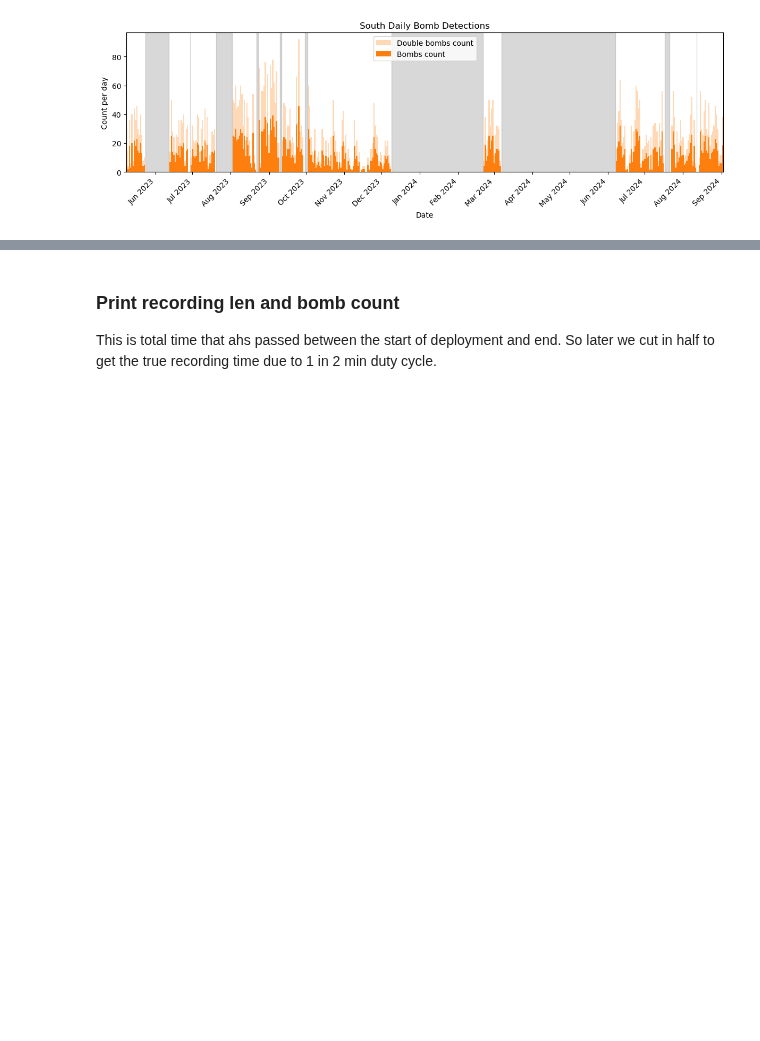
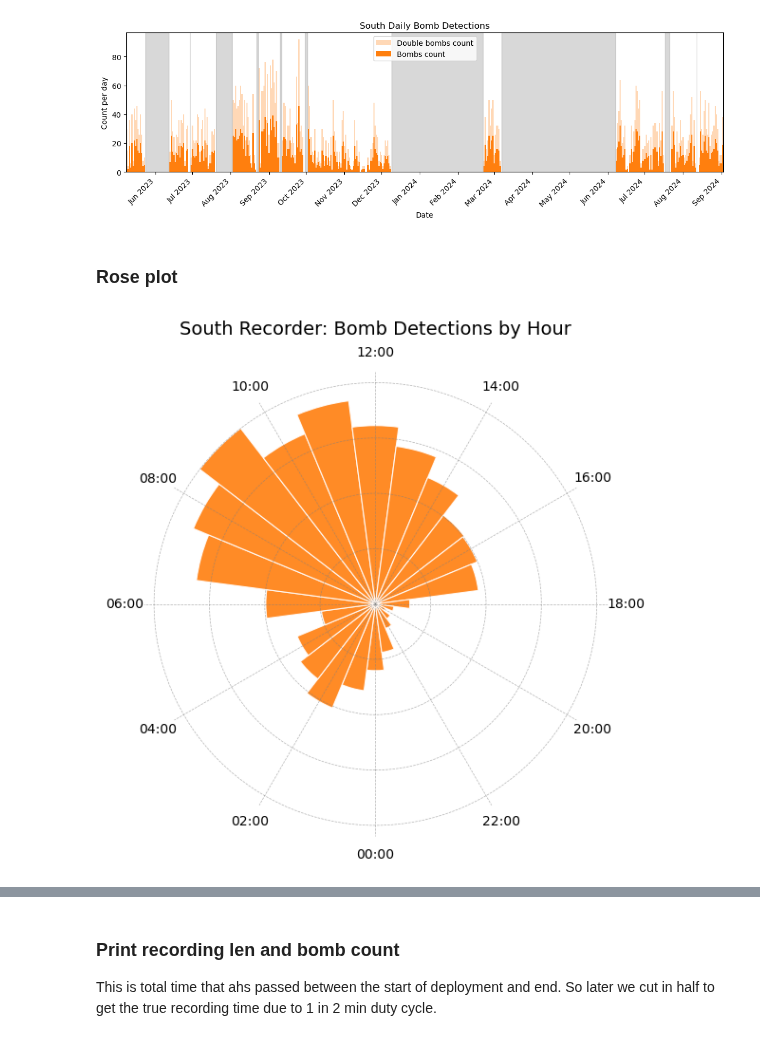
Before and after one commit to BenUCL/Bomb-Fishing, a Jupyter notebook: code/misc/results_plotting.ipynb, the cells around one changed output, grey strips where cells are left out. Drawn from its saved outputs; the diff is of its cells as text; code cells hidden in the pictures; blank space fills up the shorter version.

Commit message:
added rose plot and todo notes

```diff
--- a/code/misc/results_plotting.ipynb
+++ b/code/misc/results_plotting.ipynb
@@ -225,3 +226,77 @@ plt.tight_layout()
 plt.show()
 # %% [output]
 [figure]
+# %% [markdown]
+### Rose plot
+# %%
+# Rose plot: South Recorder bomb detections by hour,
+#   with noon at the top, 2‐hour ticks, and day/night colouring.
+
+import pandas as pd
+import numpy as np
+import matplotlib.pyplot as plt
+from matplotlib.colors import LinearSegmentedColormap
+from math import pi
+
+# Load & filter for true bomb hits
+df = load_data_by_recorder(CSV_FOLDER, "south")
+hits = df[df["bomb_detected"]].copy()
+hits["hour"] = hits["datetime"].dt.hour
+
+# Count detections by hour (0–23)
+hourly_counts = hits.groupby("hour").size().reindex(range(24), fill_value=0)
+radii = hourly_counts.values
+max_r = radii.max()
+
+# sample 24 colours
+colours = plt.rcParams["axes.prop_cycle"].by_key()["color"]
+bar_colour = colours[1]
+
+# Compute angles for each hour
+N = 24
+angles = np.linspace(0, 2*pi, N, endpoint=False)
+width = 2*pi / N
+
+# Plot
+fig, ax = plt.subplots(figsize=(6, 6), subplot_kw={"projection": "polar"})
+
+# Bars
+bars = ax.bar(
+    angles,
+    radii,
+    width=width,
+    bottom=0,
+    color=bar_colour,
+    edgecolor="white",
+    linewidth=0.8,
+    alpha=0.9,
+)
+
+# Aesthetics
+ax.set_theta_zero_location("S")   # 0h (midnight) at bottom → 12h (noon) at top
+ax.set_theta_direction(-1)        # clockwise increases
+
+# tick every 2 hours
+hours = np.arange(0, 24, 2)
+ticks = hours * 2*pi/24
+ax.set_xticks(ticks)
+ax.set_xticklabels([f"{h:02d}:00" for h in hours], fontsize=10)
+
+# lighten grid, remove spine
+ax.grid(color="grey", linestyle="--", linewidth=0.5, alpha=0.6)
+ax.spines["polar"].set_visible(False)
+
+### Radial ticks
+#radials = np.linspace(0, max_r, 5)
+#ax.set_yticks(radials)
+#ax.set_yticklabels([f"{int(r)}" for r in radials], fontsize=8)
+### No radial ticks
+radials = np.linspace(0, max_r, 5)
+ax.set_yticks(radials)
+ax.set_yticklabels([])   # ← hide the numeric labels (77, 154, …)
+
+ax.set_title("South Recorder: Bomb Detections by Hour", va="bottom", fontsize=14)
+plt.tight_layout()
+plt.show()
+# %% [output]
+[figure, added]
```
Also changed, not shown: parts of 7 cells of this notebook.
